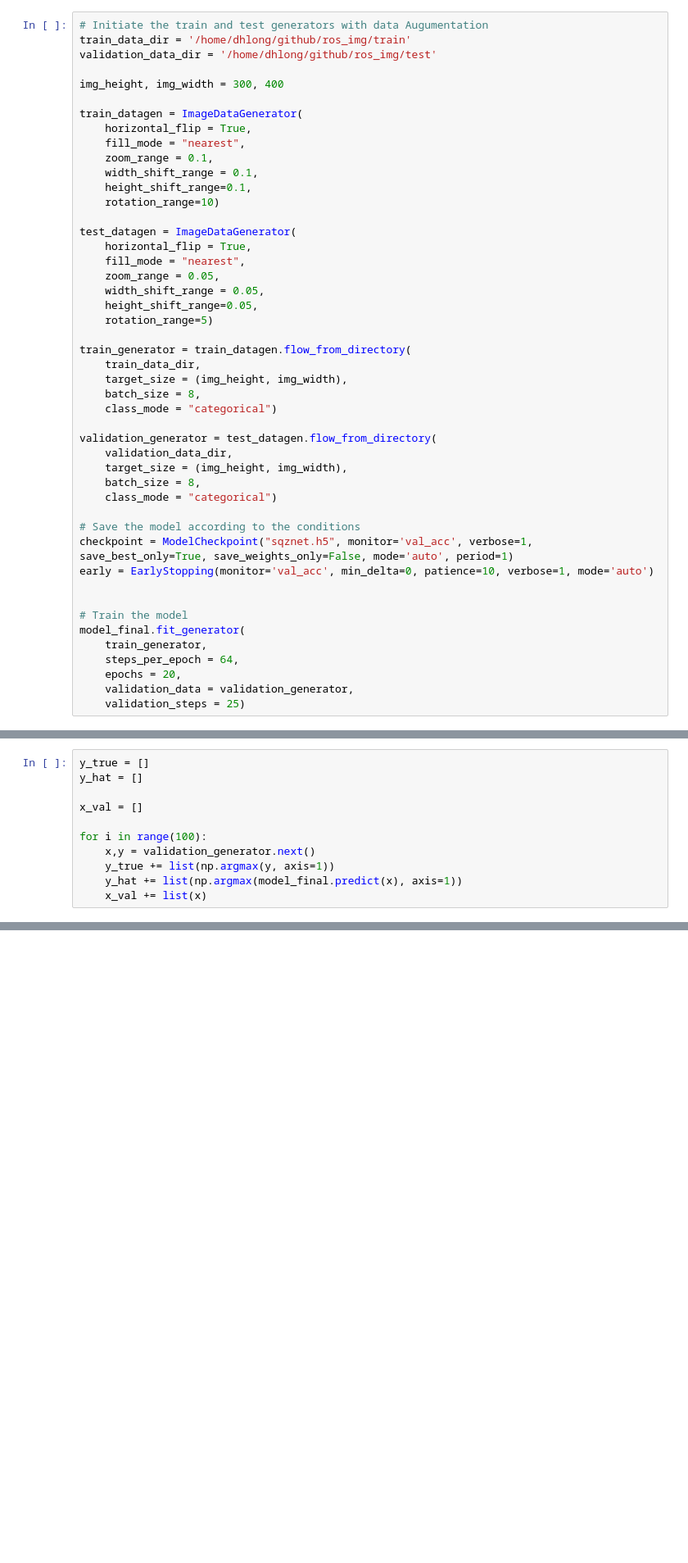
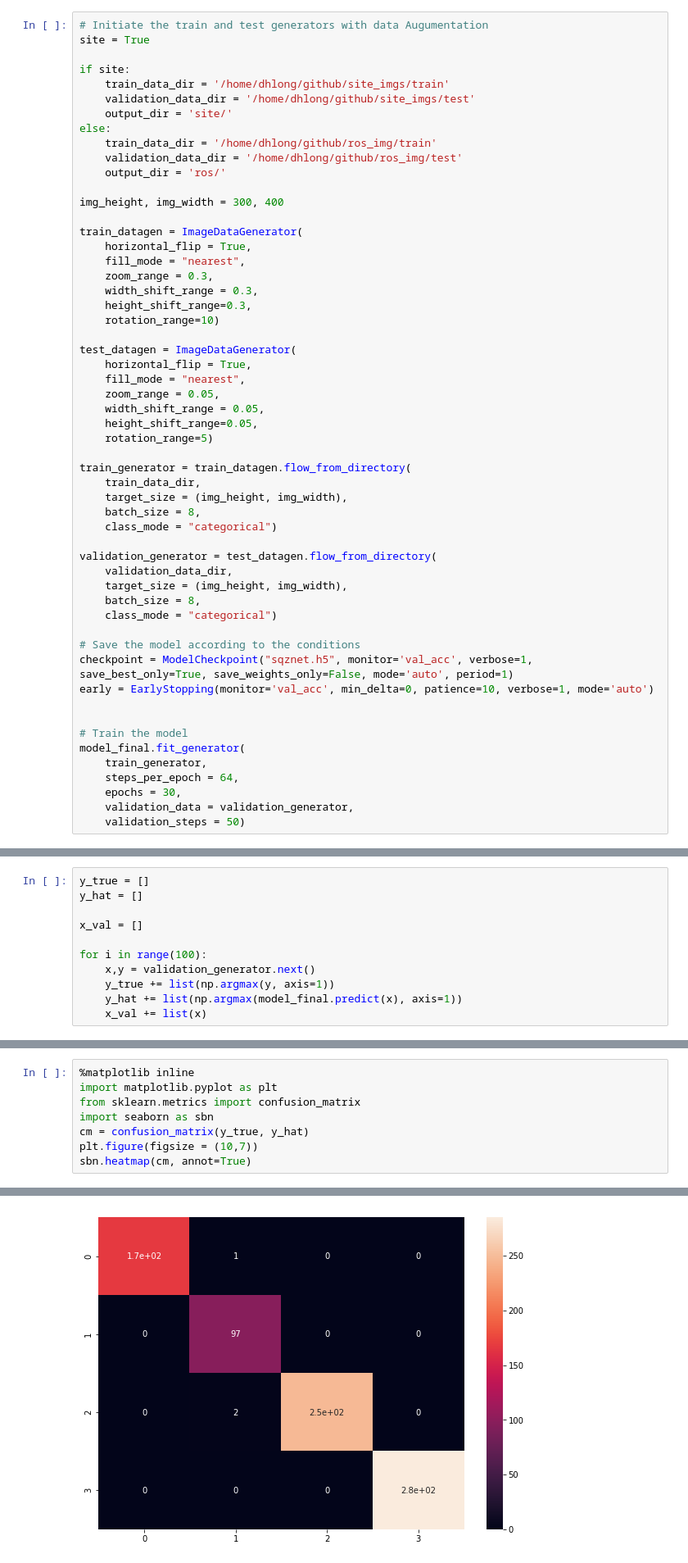
Before and after one commit to minmingzhao/CarND-Capstone-1, a Jupyter notebook: TLC.ipynb, the cells around one changed output, grey strips where cells are left out. Shown at 82% size. Cells and saved outputs as stored; diff of their text form; blank space fills up the shorter version.

Commit message:
classifier trained on site images

```diff
--- a/TLC.ipynb
+++ b/TLC.ipynb
@@ -189,17 +191,25 @@ model_final = Model(input = model.input, output = predictions)
 model_final.compile(loss = "categorical_crossentropy", optimizer = optimizers.SGD(lr=0.001, momentum=0.9), metrics=["accuracy"])
 # %%
 # Initiate the train and test generators with data Augumentation
-train_data_dir = '/home/dhlong/github/ros_img/train'
-validation_data_dir = '/home/dhlong/github/ros_img/test'
+site = True
+
+if site:
+    train_data_dir = '/home/dhlong/github/site_imgs/train'
+    validation_data_dir = '/home/dhlong/github/site_imgs/test'
+    output_dir = 'site/'
+else:
+    train_data_dir = '/home/dhlong/github/ros_img/train'
+    validation_data_dir = '/home/dhlong/github/ros_img/test'
+    output_dir = 'ros/'
 
 img_height, img_width = 300, 400
 
 train_datagen = ImageDataGenerator(
     horizontal_flip = True,
     fill_mode = "nearest",
-    zoom_range = 0.1,
-    width_shift_range = 0.1,
-    height_shift_range=0.1,
+    zoom_range = 0.3,
+    width_shift_range = 0.3,
+    height_shift_range=0.3,
     rotation_range=10)
 
 test_datagen = ImageDataGenerator(
@@ -231,6 +241,6 @@ early = EarlyStopping(monitor='val_acc', min_delta=0, patience=10, verbose=1, mo
 model_final.fit_generator(
     train_generator,
     steps_per_epoch = 64,
-    epochs = 20,
+    epochs = 30,
     validation_data = validation_generator,
-    validation_steps = 25)
+    validation_steps = 50)
@@ -260,0 +287,9 @@ cm
+# %%
+%matplotlib inline
+import matplotlib.pyplot as plt
+from sklearn.metrics import confusion_matrix
+import seaborn as sbn
+cm = confusion_matrix(y_true, y_hat)
+plt.figure(figsize = (10,7))
+sbn.heatmap(cm, annot=True)
+# %% [output]
@@ -261,3 +297,4 @@ cm
+[figure, added]
 # %%
 index = np.where(np.array(y_true) != np.array(y_hat))
 
```
Also changed, not shown: parts of 8 cells of this notebook.
